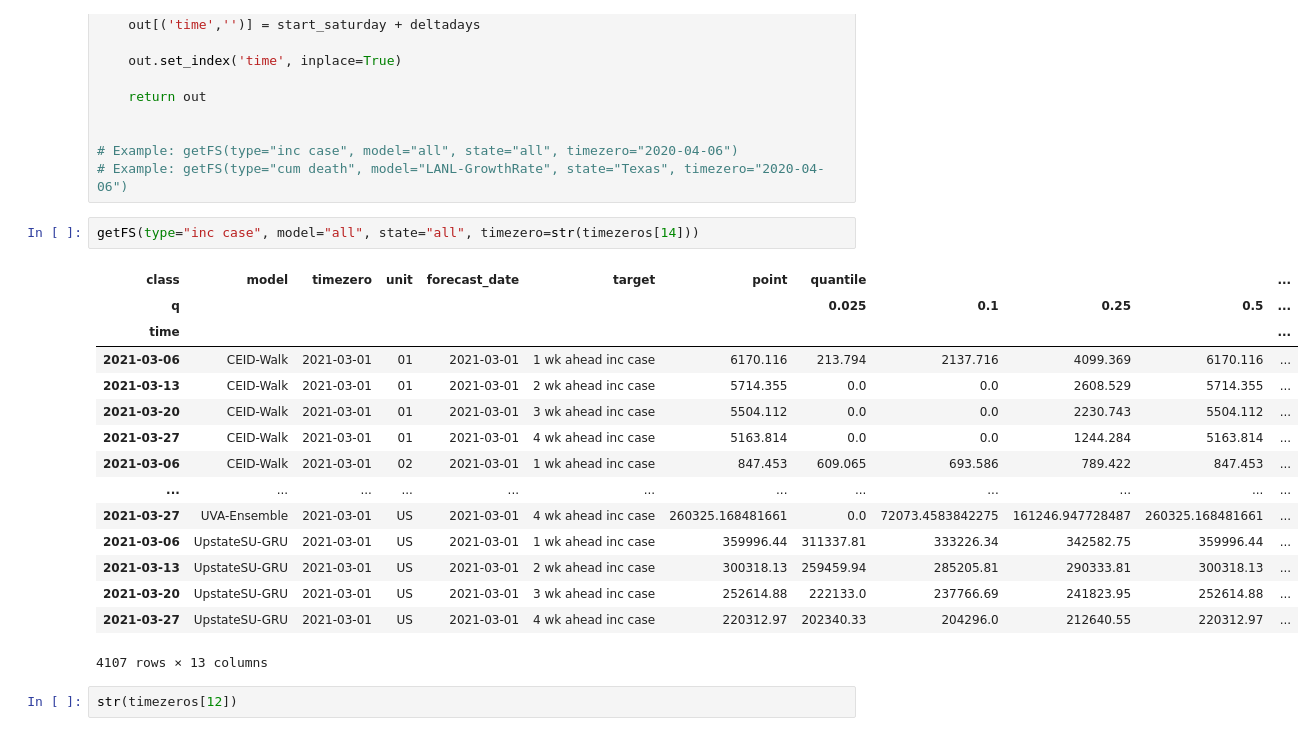
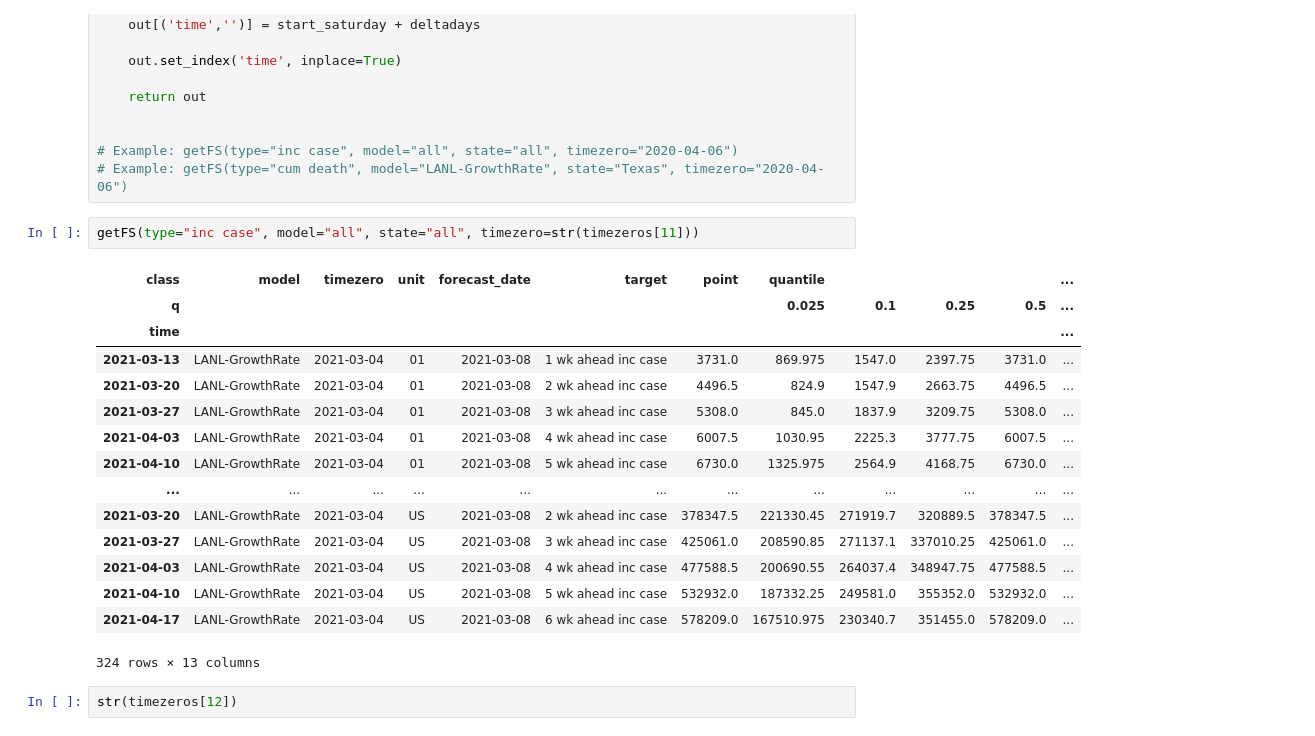
Before and after one commit to Andreaierardi/Covid-19-Forecast-Evaluation, a Jupyter notebook: test_notebook.ipynb, the cells around one changed output. Drawn from its saved outputs; the diff is of its cells as text.

```diff
--- a/test_notebook.ipynb
+++ b/test_notebook.ipynb
@@ -295,23 +295,23 @@ def getFS(timezero, type="all", model="all", state="all"):
 # Example: getFS(type="inc case", model="all", state="all", timezero="2020-04-06")
 # Example: getFS(type="cum death", model="LANL-GrowthRate", state="Texas", timezero="2020-04-06")
 # %%
-getFS(type="inc case", model="all", state="all", timezero=str(timezeros[14]))
+getFS(type="inc case", model="all", state="all", timezero=str(timezeros[11]))
 # %% [output]
 | class | model | timezero | unit | forecast_date | target | point | quantile |  |  |  | ... |
 | q |  |  |  |  |  |  | 0.025 | 0.1 | 0.25 | 0.5 | ... |
 | time |  |  |  |  |  |  |  |  |  |  | ... |
-| 2021-03-06 | CEID-Walk | 2021-03-01 | 01 | 2021-03-01 | 1 wk ahead inc case | 6170.116 | 213.794 | 2137.716 | 4099.369 | 6170.116 | ... |
-| 2021-03-13 | CEID-Walk | 2021-03-01 | 01 | 2021-03-01 | 2 wk ahead inc case | 5714.355 | 0.0 | 0.0 | 2608.529 | 5714.355 | ... |
-| 2021-03-20 | CEID-Walk | 2021-03-01 | 01 | 2021-03-01 | 3 wk ahead inc case | 5504.112 | 0.0 | 0.0 | 2230.743 | 5504.112 | ... |
-| 2021-03-27 | CEID-Walk | 2021-03-01 | 01 | 2021-03-01 | 4 wk ahead inc case | 5163.814 | 0.0 | 0.0 | 1244.284 | 5163.814 | ... |
-| 2021-03-06 | CEID-Walk | 2021-03-01 | 02 | 2021-03-01 | 1 wk ahead inc case | 847.453 | 609.065 | 693.586 | 789.422 | 847.453 | ... |
+| 2021-03-13 | LANL-GrowthRate | 2021-03-04 | 01 | 2021-03-08 | 1 wk ahead inc case | 3731.0 | 869.975 | 1547.0 | 2397.75 | 3731.0 | ... |
+| 2021-03-20 | LANL-GrowthRate | 2021-03-04 | 01 | 2021-03-08 | 2 wk ahead inc case | 4496.5 | 824.9 | 1547.9 | 2663.75 | 4496.5 | ... |
+| 2021-03-27 | LANL-GrowthRate | 2021-03-04 | 01 | 2021-03-08 | 3 wk ahead inc case | 5308.0 | 845.0 | 1837.9 | 3209.75 | 5308.0 | ... |
+| 2021-04-03 | LANL-GrowthRate | 2021-03-04 | 01 | 2021-03-08 | 4 wk ahead inc case | 6007.5 | 1030.95 | 2225.3 | 3777.75 | 6007.5 | ... |
+| 2021-04-10 | LANL-GrowthRate | 2021-03-04 | 01 | 2021-03-08 | 5 wk ahead inc case | 6730.0 | 1325.975 | 2564.9 | 4168.75 | 6730.0 | ... |
 | ... | ... | ... | ... | ... | ... | ... | ... | ... | ... | ... | ... |
-| 2021-03-27 | UVA-Ensemble | 2021-03-01 | US | 2021-03-01 | 4 wk ahead inc case | 260325.168481661 | 0.0 | 72073.4583842275 | 161246.947728487 | 260325.168481661 | ... |
-| 2021-03-06 | UpstateSU-GRU | 2021-03-01 | US | 2021-03-01 | 1 wk ahead inc case | 359996.44 | 311337.81 | 333226.34 | 342582.75 | 359996.44 | ... |
-| 2021-03-13 | UpstateSU-GRU | 2021-03-01 | US | 2021-03-01 | 2 wk ahead inc case | 300318.13 | 259459.94 | 285205.81 | 290333.81 | 300318.13 | ... |
-| 2021-03-20 | UpstateSU-GRU | 2021-03-01 | US | 2021-03-01 | 3 wk ahead inc case | 252614.88 | 222133.0 | 237766.69 | 241823.95 | 252614.88 | ... |
-| 2021-03-27 | UpstateSU-GRU | 2021-03-01 | US | 2021-03-01 | 4 wk ahead inc case | 220312.97 | 202340.33 | 204296.0 | 212640.55 | 220312.97 | ... |
+| 2021-03-20 | LANL-GrowthRate | 2021-03-04 | US | 2021-03-08 | 2 wk ahead inc case | 378347.5 | 221330.45 | 271919.7 | 320889.5 | 378347.5 | ... |
+| 2021-03-27 | LANL-GrowthRate | 2021-03-04 | US | 2021-03-08 | 3 wk ahead inc case | 425061.0 | 208590.85 | 271137.1 | 337010.25 | 425061.0 | ... |
+| 2021-04-03 | LANL-GrowthRate | 2021-03-04 | US | 2021-03-08 | 4 wk ahead inc case | 477588.5 | 200690.55 | 264037.4 | 348947.75 | 477588.5 | ... |
+| 2021-04-10 | LANL-GrowthRate | 2021-03-04 | US | 2021-03-08 | 5 wk ahead inc case | 532932.0 | 187332.25 | 249581.0 | 355352.0 | 532932.0 | ... |
+| 2021-04-17 | LANL-GrowthRate | 2021-03-04 | US | 2021-03-08 | 6 wk ahead inc case | 578209.0 | 167510.975 | 230340.7 | 351455.0 | 578209.0 | ... |
-4107 rows × 13 columns
+324 rows × 13 columns
 # %%
 str(timezeros[12])
 # %% [output]
```
